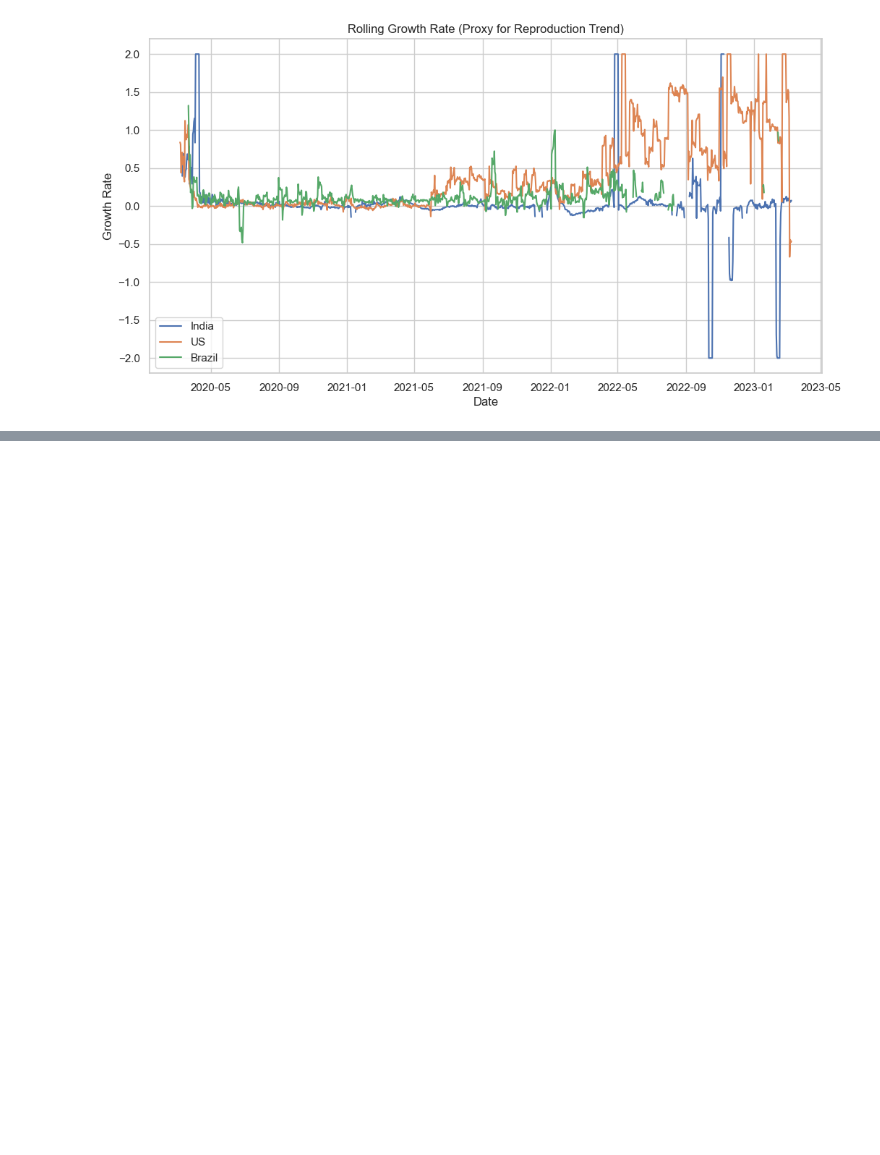
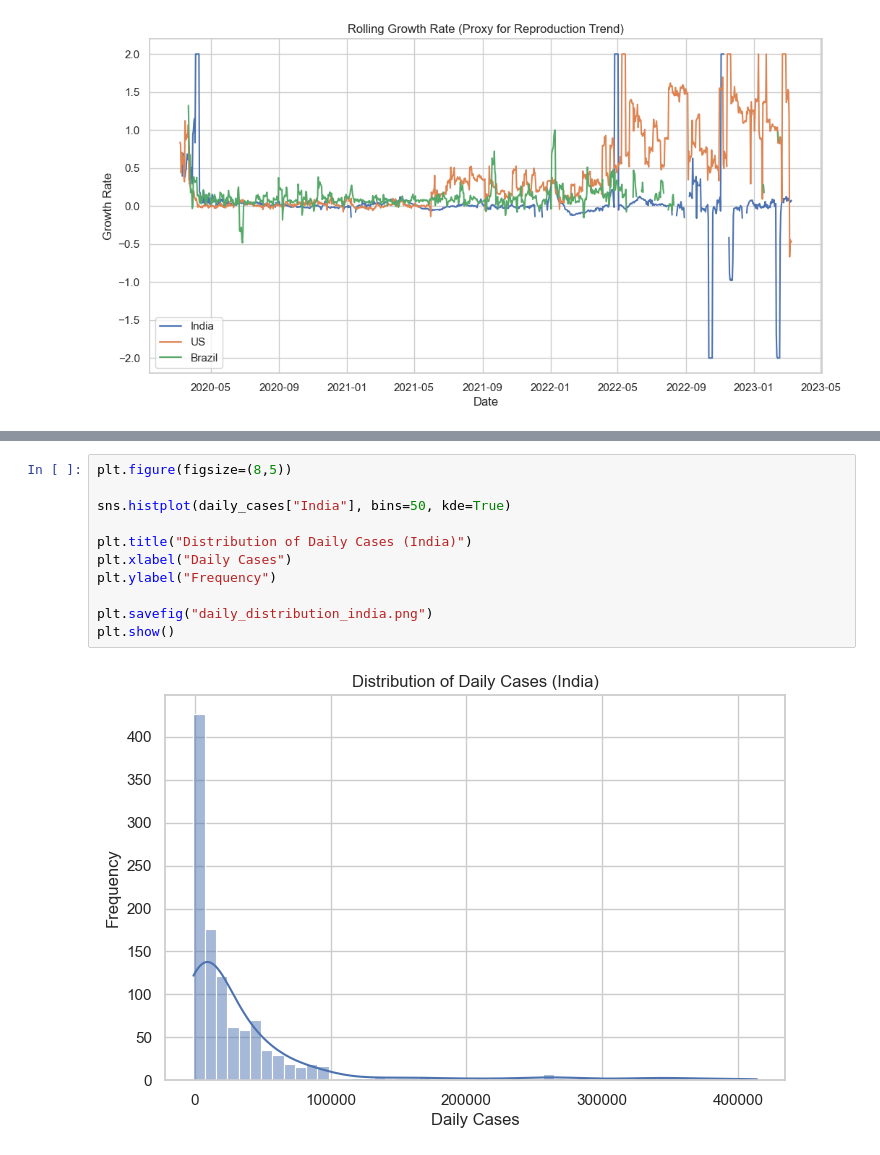
Before and after one commit to Arthika-21/Syntecxhub_task3, a Jupyter notebook: COVID-19.ipynb, the cells around one changed output, grey strips where cells are left out. Drawn from its saved outputs; the diff is of its cells as text; blank space fills up the shorter version.

```diff
--- a/COVID-19.ipynb
+++ b/COVID-19.ipynb
@@ -182,0 +192,13 @@ PDF Report Generated Successfully!
+# %%
+plt.figure(figsize=(8,5))
+
+sns.histplot(daily_cases["India"], bins=50, kde=True)
+
+plt.title("Distribution of Daily Cases (India)")
+plt.xlabel("Daily Cases")
+plt.ylabel("Frequency")
+
+plt.savefig("daily_distribution_india.png")
+plt.show()
+# %% [output]
+[figure, added]
```
Also changed, not shown: parts of 9 cells of this notebook, 2 other files.
